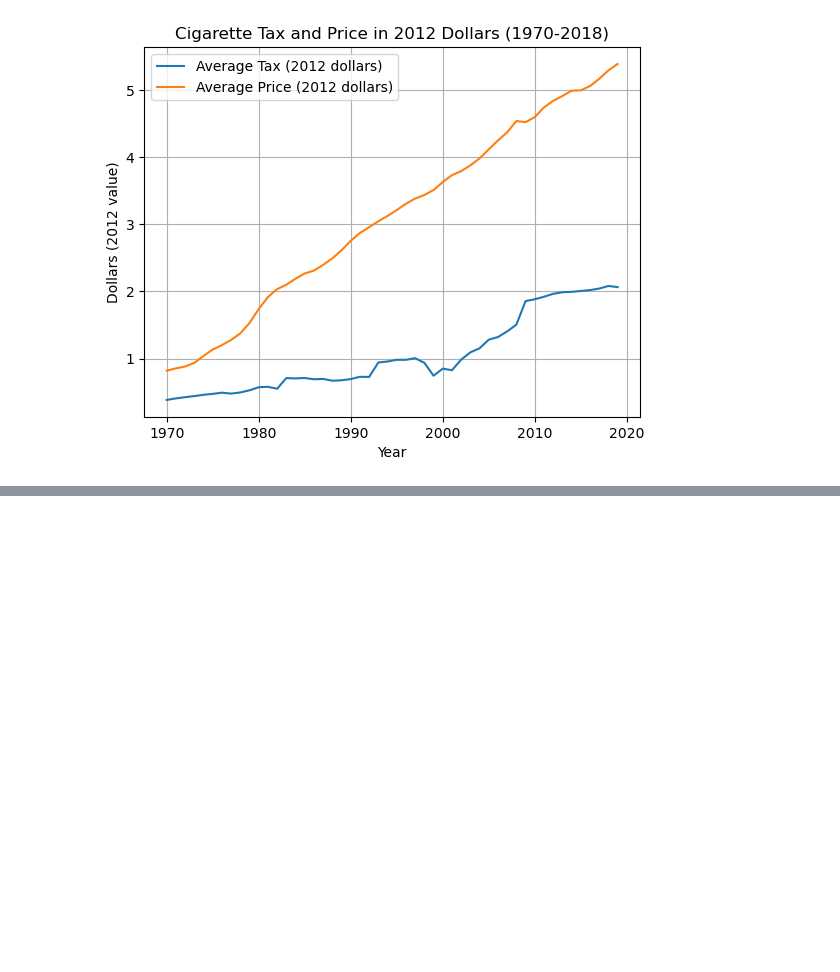
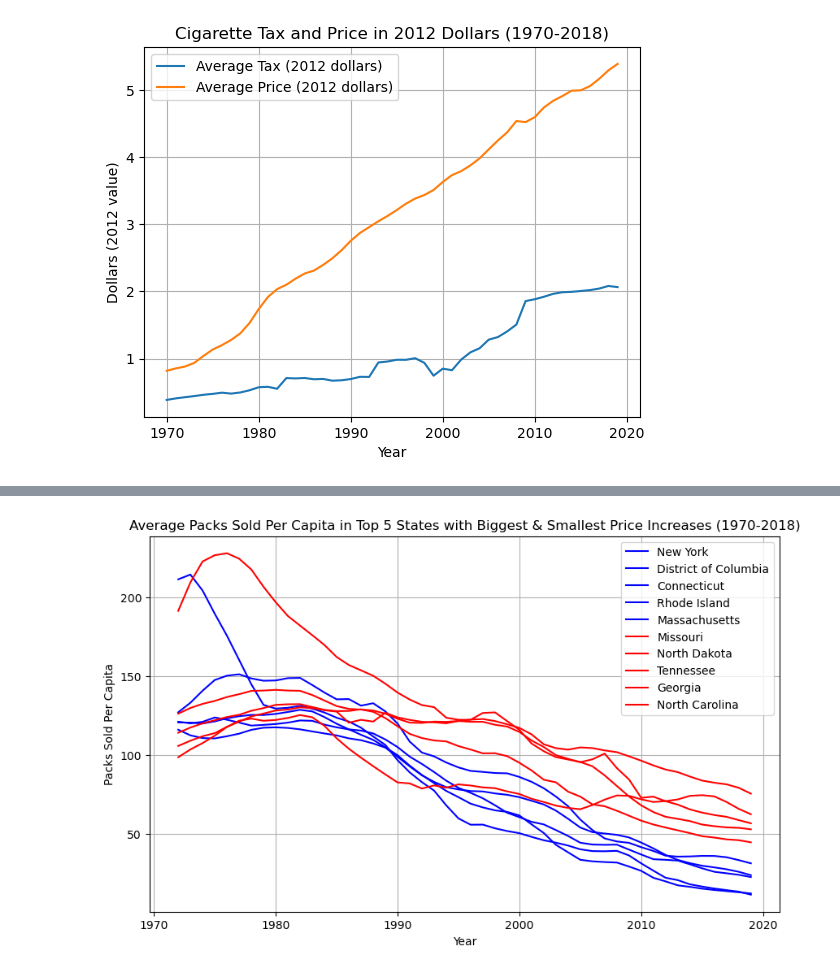
Before and after one commit to rscholt/HW3, a Jupyter notebook: submission 1/analysis/hw3.ipynb, the cells around one changed output, grey strips where cells are left out. Cells and saved outputs as stored; diff of their text form; code cells hidden in the pictures; blank space fills up the shorter version.

```diff
--- a/submission 1/analysis/hw3.ipynb
+++ b/submission 1/analysis/hw3.ipynb
@@ -56,0 +96,17 @@ plt.show()
+# %%
+#overlay the two graphs and make all lines of one graph the same color
+plt.figure(figsize=(10, 6))
+for state in big_5_states:
+    state_data = big_5_data[big_5_data['state'] == state]
+    plt.plot(state_data['Year'], state_data['sales_per_capita'].rolling(window=3).mean(), label=state, color='blue')
+for state in small_5_states:
+    state_data = small_5_data[small_5_data['state'] == state]
+    plt.plot(state_data['Year'], state_data['sales_per_capita'].rolling(window=3).mean(), label=state, color='red')
+plt.title('Average Packs Sold Per Capita in Top 5 States with Biggest & Smallest Price Increases (1970-2018)')
+plt.xlabel('Year')
+plt.ylabel('Packs Sold Per Capita')
+plt.legend()
+plt.grid(True)
+plt.show()
+# %% [output]
+[figure, added]
```
Also changed, not shown: parts of 3 cells of this notebook.
